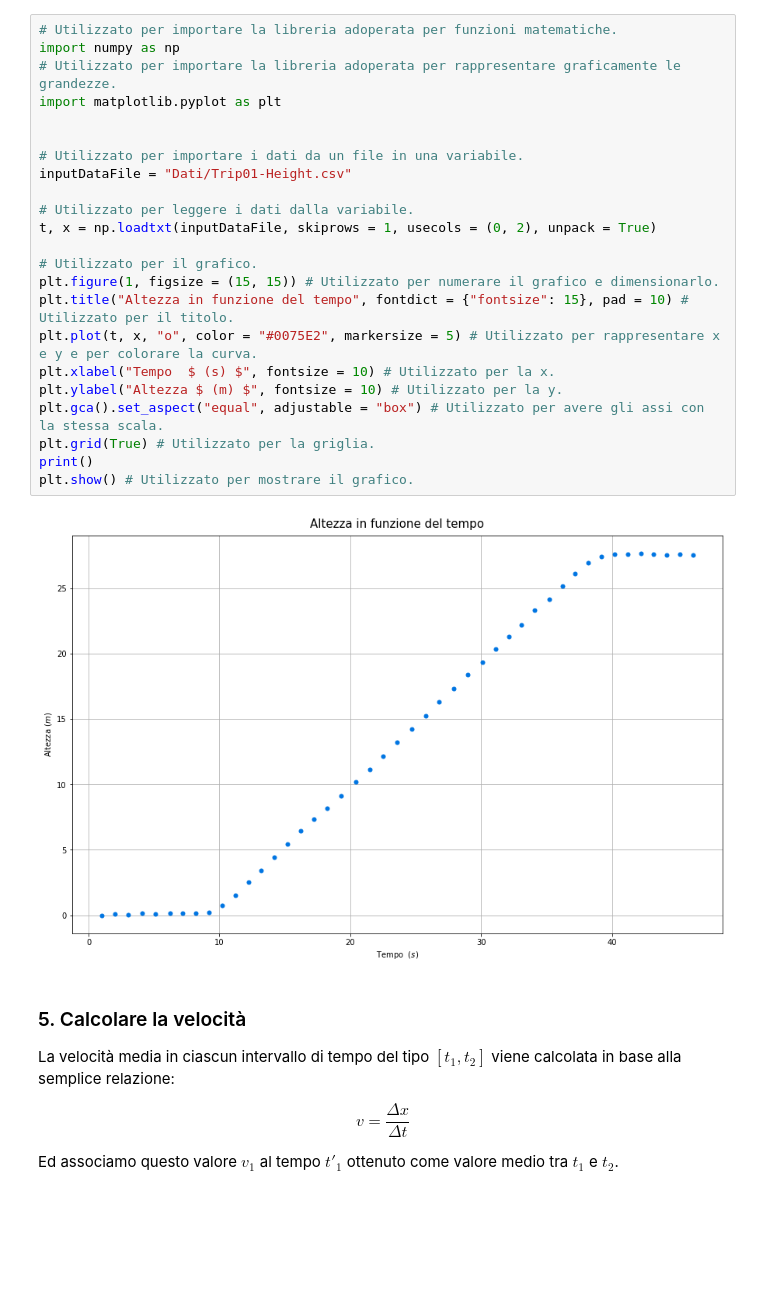
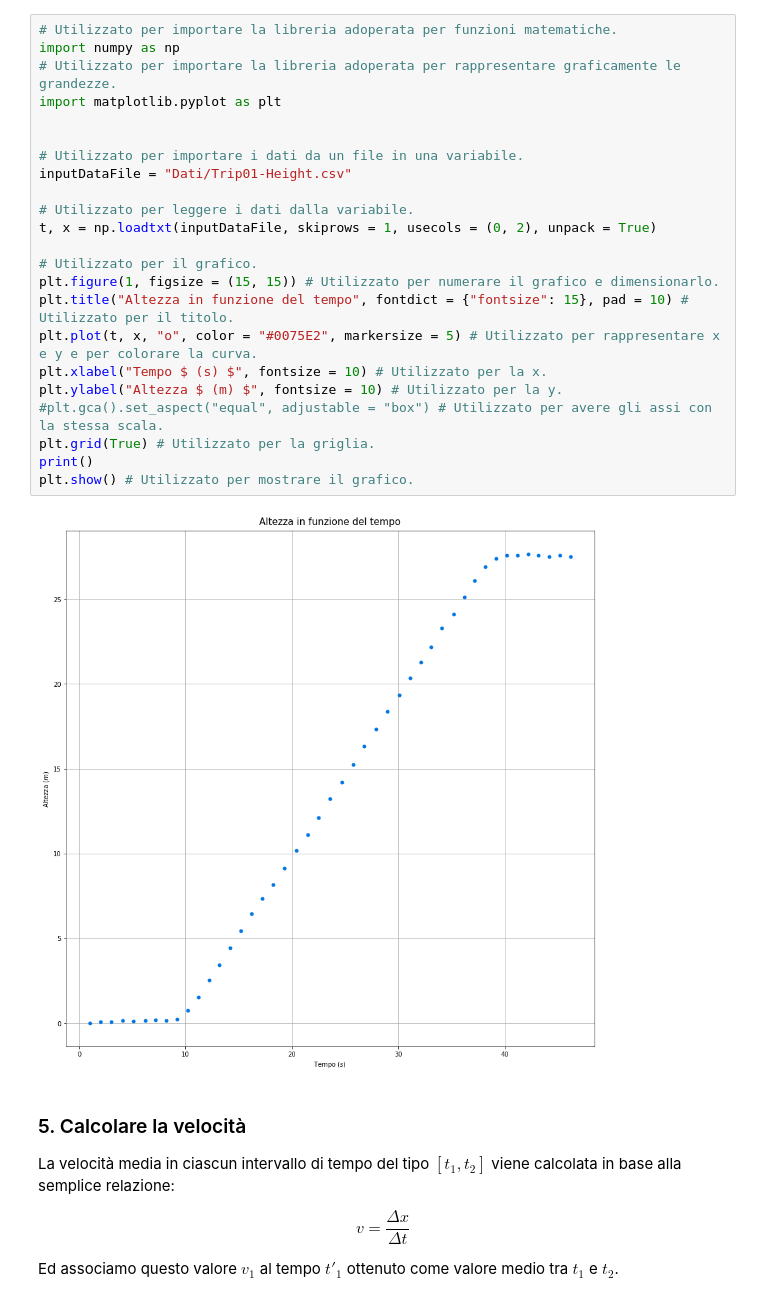
Before and after one commit to Darkaquon/Physics-with-Open-Source-Software, a Jupyter notebook: Notebook/Viaggio_in_ascensore.ipynb, the cells around one changed output. Cells and saved outputs as stored; diff of their text form; blank space fills up the shorter version.

```diff
--- a/Notebook/Viaggio_in_ascensore.ipynb
+++ b/Notebook/Viaggio_in_ascensore.ipynb
@@ -77,28 +77,28 @@ Per la lettura del file di testo utilizziamo la funzione **loadtxt** del modulo
 # %%
 # Utilizzato per importare la libreria adoperata per funzioni matematiche.
 import numpy as np
 # Utilizzato per importare la libreria adoperata per rappresentare graficamente le grandezze.
 import matplotlib.pyplot as plt
 
 
 # Utilizzato per importare i dati da un file in una variabile.
 inputDataFile = "Dati/Trip01-Height.csv"
 
 # Utilizzato per leggere i dati dalla variabile.
 t, x = np.loadtxt(inputDataFile, skiprows = 1, usecols = (0, 2), unpack = True)
 
 # Utilizzato per il grafico.
 plt.figure(1, figsize = (15, 15)) # Utilizzato per numerare il grafico e dimensionarlo.
 plt.title("Altezza in funzione del tempo", fontdict = {"fontsize": 15}, pad = 10) # Utilizzato per il titolo.
 plt.plot(t, x, "o", color = "#0075E2", markersize = 5) # Utilizzato per rappresentare x e y e per colorare la curva.
-plt.xlabel("Tempo  $ (s) $", fontsize = 10) # Utilizzato per la x.
+plt.xlabel("Tempo $ (s) $", fontsize = 10) # Utilizzato per la x.
 plt.ylabel("Altezza $ (m) $", fontsize = 10) # Utilizzato per la y.
-plt.gca().set_aspect("equal", adjustable = "box") # Utilizzato per avere gli assi con la stessa scala.
+#plt.gca().set_aspect("equal", adjustable = "box") # Utilizzato per avere gli assi con la stessa scala.
 plt.grid(True) # Utilizzato per la griglia.
 print()
 plt.show() # Utilizzato per mostrare il grafico.
 # %% [output]
-[figure, old version]
+[figure, new version]
 # %% [markdown]
 ### 5. Calcolare la velocità
 
```
Also changed, not shown: parts of 8 cells of this notebook, 5 other files.
